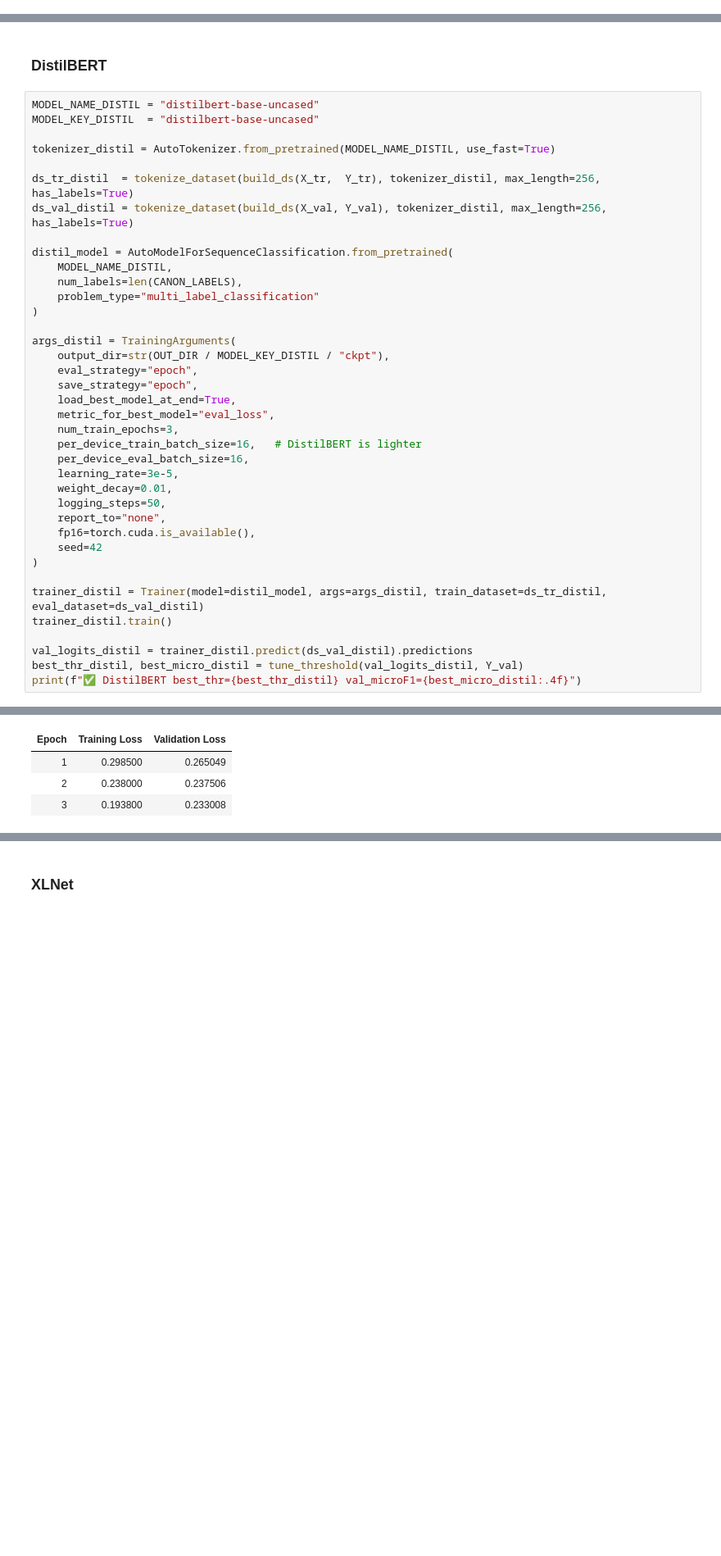
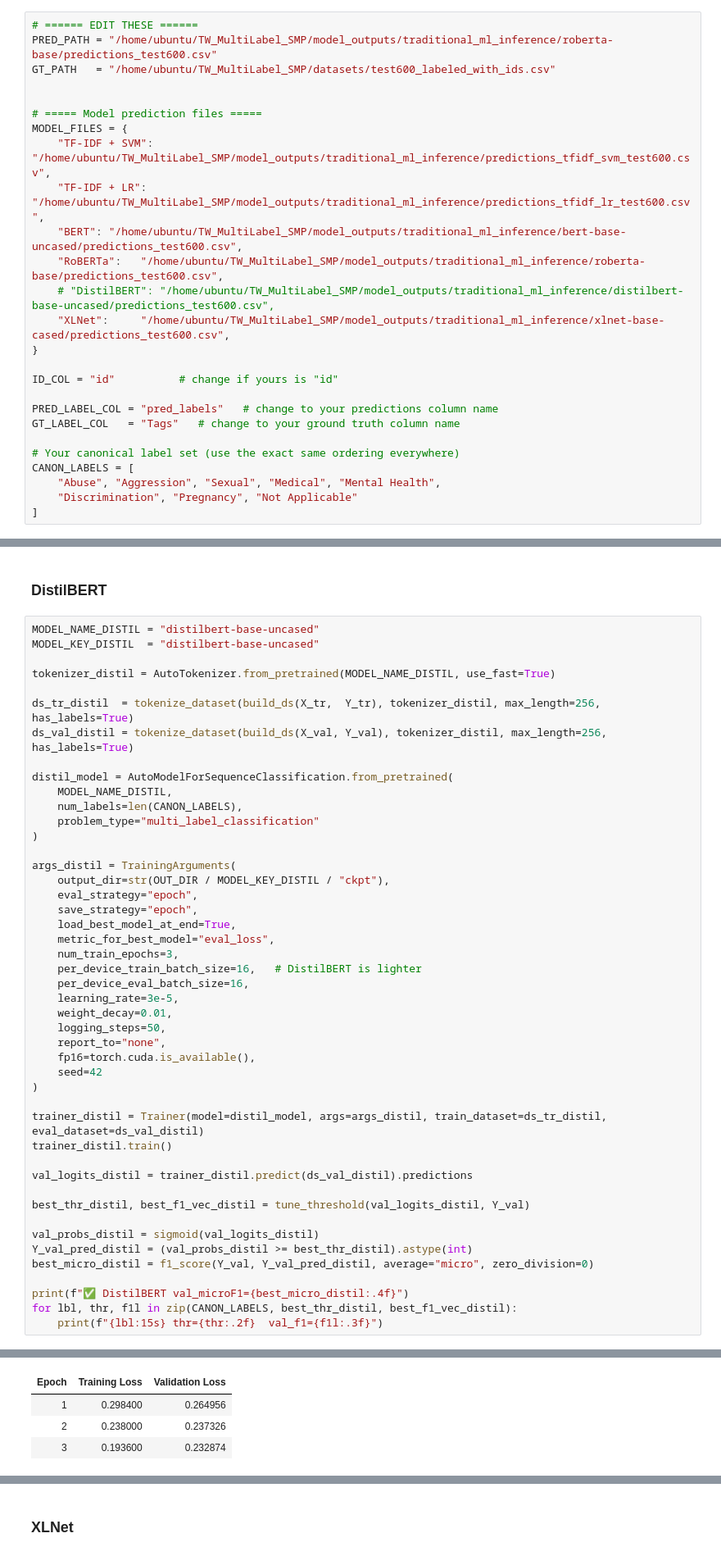
Before and after one commit to ShirleneRose/TriggerWarnings, a Jupyter notebook: jupyter-notebooks/model_evaluations.ipynb, the cells around one changed output, grey strips where cells are left out. Shown at 82% size. Saved outputs shown, nothing was run; the diff lists cells and outputs as text; blank space fills up the shorter version.

```diff
--- a/jupyter-notebooks/model_evaluations.ipynb
+++ b/jupyter-notebooks/model_evaluations.ipynb
@@ -523,0 +843,26 @@ tokenizer_rob.save_pretrained(str(model_dir_rob / "final_model"))
+# %%
+# ====== EDIT THESE ======
+PRED_PATH = "/home/ubuntu/TW_MultiLabel_SMP/model_outputs/traditional_ml_inference/roberta-base/predictions_test600.csv"
+GT_PATH   = "/home/ubuntu/TW_MultiLabel_SMP/datasets/test600_labeled_with_ids.csv"
+
+
+# ===== Model prediction files =====
+MODEL_FILES = {
+    "TF-IDF + SVM": "/home/ubuntu/TW_MultiLabel_SMP/model_outputs/traditional_ml_inference/predictions_tfidf_svm_test600.csv",
+    "TF-IDF + LR": "/home/ubuntu/TW_MultiLabel_SMP/model_outputs/traditional_ml_inference/predictions_tfidf_lr_test600.csv",
+    "BERT": "/home/ubuntu/TW_MultiLabel_SMP/model_outputs/traditional_ml_inference/bert-base-uncased/predictions_test600.csv",
+    "RoBERTa":   "/home/ubuntu/TW_MultiLabel_SMP/model_outputs/traditional_ml_inference/roberta-base/predictions_test600.csv",
+    # "DistilBERT": "/home/ubuntu/TW_MultiLabel_SMP/model_outputs/traditional_ml_inference/distilbert-base-uncased/predictions_test600.csv",
+    "XLNet":     "/home/ubuntu/TW_MultiLabel_SMP/model_outputs/traditional_ml_inference/xlnet-base-cased/predictions_test600.csv",
+}
+
+ID_COL = "id"          # change if yours is "id"
+
+PRED_LABEL_COL = "pred_labels"   # change to your predictions column name
+GT_LABEL_COL   = "Tags"   # change to your ground truth column name
+
+# Your canonical label set (use the exact same ordering everywhere)
+CANON_LABELS = [
+    "Abuse", "Aggression", "Sexual", "Medical", "Mental Health",
+    "Discrimination", "Pregnancy", "Not Applicable"
+]
@@ -559,8 +1069,16 @@ trainer_distil = Trainer(model=distil_model, args=args_distil, train_dataset=ds_
 trainer_distil.train()
 
 val_logits_distil = trainer_distil.predict(ds_val_distil).predictions
-best_thr_distil, best_micro_distil = tune_threshold(val_logits_distil, Y_val)
-print(f"✅ DistilBERT best_thr={best_thr_distil} val_microF1={best_micro_distil:.4f}")
+
+best_thr_distil, best_f1_vec_distil = tune_threshold(val_logits_distil, Y_val)
+
+val_probs_distil = sigmoid(val_logits_distil)
+Y_val_pred_distil = (val_probs_distil >= best_thr_distil).astype(int)
+best_micro_distil = f1_score(Y_val, Y_val_pred_distil, average="micro", zero_division=0)
+
+print(f"✅ DistilBERT val_microF1={best_micro_distil:.4f}")
+for lbl, thr, f1l in zip(CANON_LABELS, best_thr_distil, best_f1_vec_distil):
+    print(f"{lbl:15s} thr={thr:.2f}  val_f1={f1l:.3f}")
 # %% [output]
 Some weights of DistilBertForSequenceClassification were not initialized from the model checkpoint at distilbert-base-uncased and are newly initialized: ['classifier.bias', 'classifier.weight', 'pre_c ...
 You should probably TRAIN this model on a down-stream task to be able to use it for predictions and inference.
@@ -568,5 +1086,5 @@ You should probably TRAIN this model on a down-stream task to be able to use it
 | Epoch | Training Loss | Validation Loss |
-| 1 | 0.298500 | 0.265049 |
-| 2 | 0.238000 | 0.237506 |
-| 3 | 0.193800 | 0.233008 |
+| 1 | 0.298400 | 0.264956 |
+| 2 | 0.238000 | 0.237326 |
+| 3 | 0.193600 | 0.232874 |
 [interactive output not drawn]
```
Also changed, not shown: parts of 23 cells of this notebook, 6 other files.
